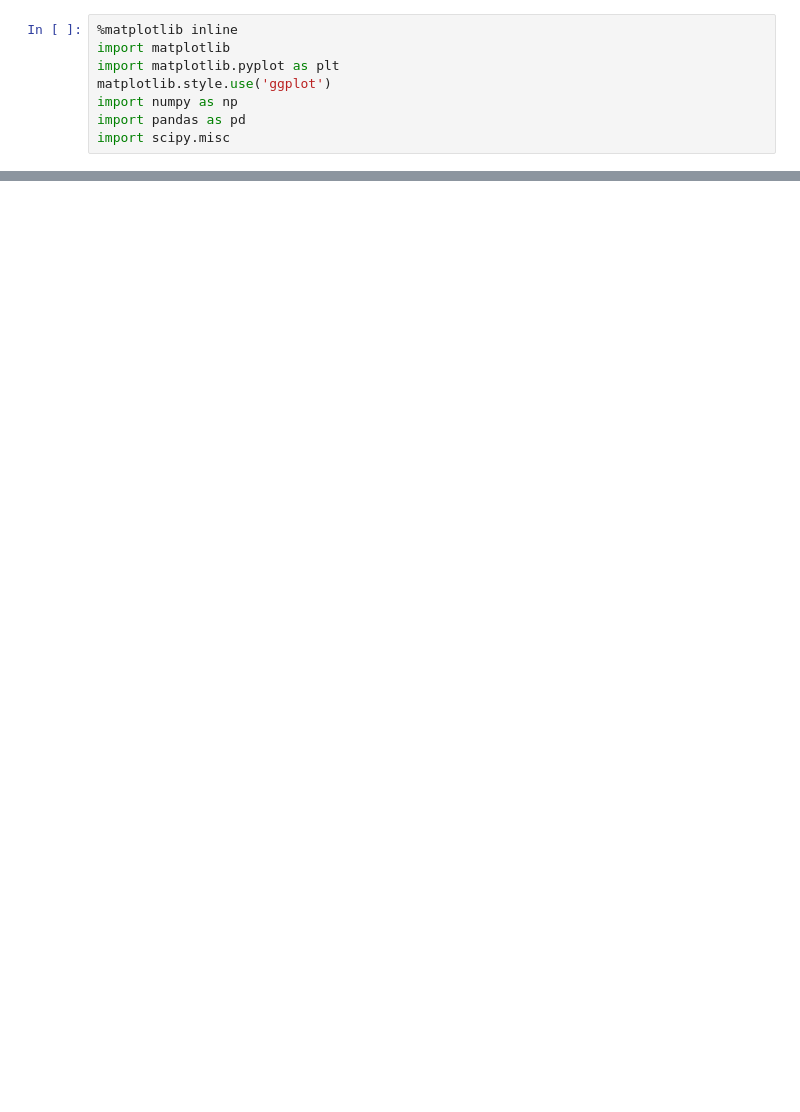
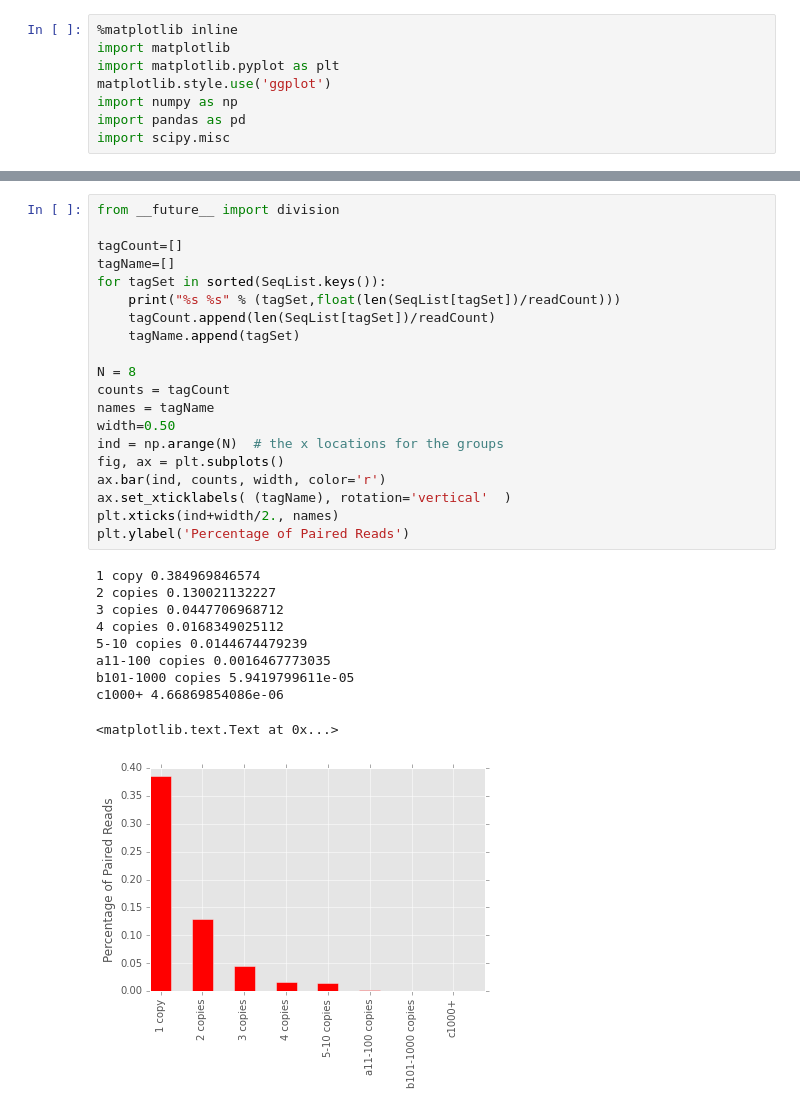
Before and after one commit to moetjens/MosaicismTools, a Jupyter notebook: MIPsAnalysis.ipynb, the cells around one changed output, grey strips where cells are left out. Cells and saved outputs as stored; diff of their text form; blank space fills up the shorter version.

```diff
--- a/MIPsAnalysis.ipynb
+++ b/MIPsAnalysis.ipynb
@@ -109,0 +178,31 @@ dtype: float64
+# %%
+from __future__ import division
+
+tagCount=[]
+tagName=[]
+for tagSet in sorted(SeqList.keys()):
+    print("%s %s" % (tagSet,float(len(SeqList[tagSet])/readCount)))
+    tagCount.append(len(SeqList[tagSet])/readCount)
+    tagName.append(tagSet)
+
+N = 8
+counts = tagCount
+names = tagName
+width=0.50
+ind = np.arange(N)  # the x locations for the groups
+fig, ax = plt.subplots()
+ax.bar(ind, counts, width, color='r')
+ax.set_xticklabels( (tagName), rotation='vertical'  )
+plt.xticks(ind+width/2., names)
+plt.ylabel('Percentage of Paired Reads')
+# %% [output]
+1 copy 0.384969846574
+2 copies 0.130021132227
+3 copies 0.0447706968712
+4 copies 0.0168349025112
+5-10 copies 0.0144674479239
+a11-100 copies 0.0016467773035
+b101-1000 copies 5.9419799611e-05
+c1000+ 4.66869854086e-06
+<matplotlib.text.Text at 0x...>
+[figure, added]
```
Also changed, not shown: parts of 5 cells of this notebook.
